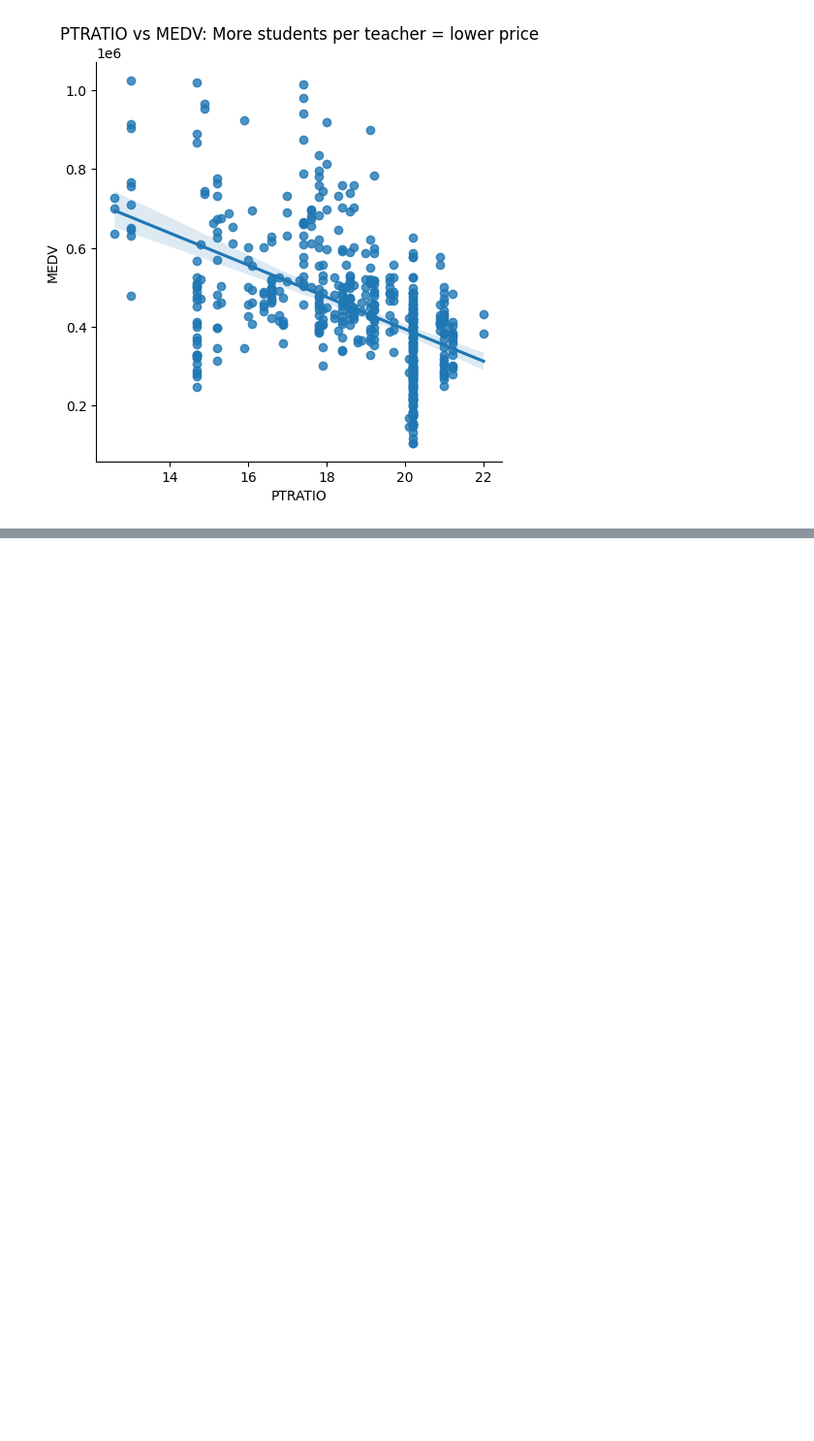
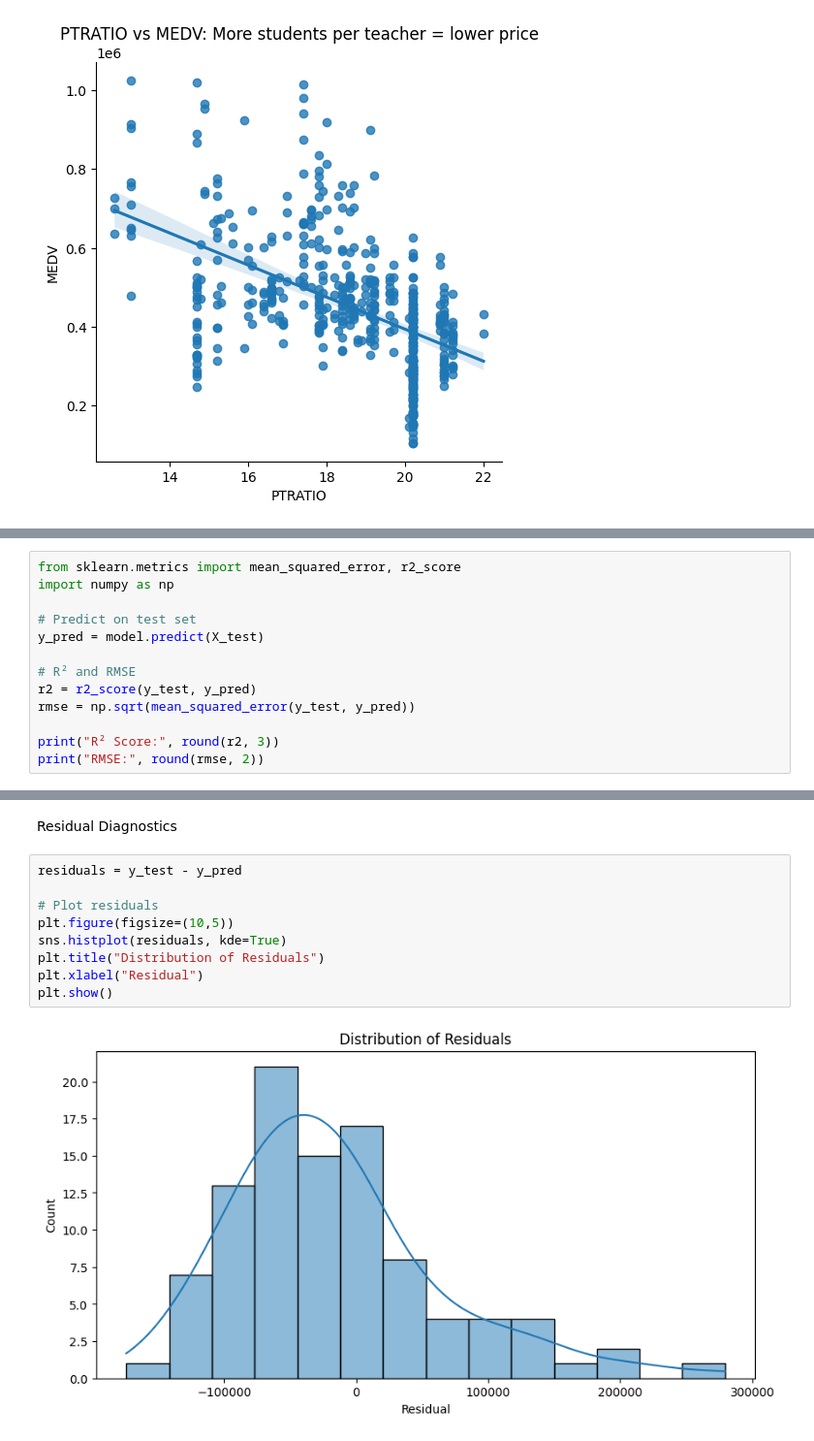
Before and after one commit to Mainabryan/Boston-Hoston-Prediction, a Jupyter notebook: Boston_house_prediction_(linear_multi_regression).ipynb, the cells around one changed output, grey strips where cells are left out. Shown at 97% size. Drawn from its saved outputs; the diff is of its cells as text; blank space fills up the shorter version.

```diff
--- a/Boston_house_prediction_(linear_multi_regression).ipynb
+++ b/Boston_house_prediction_(linear_multi_regression).ipynb
@@ -179,0 +253,13 @@ Text(0.5, 1.0, 'PTRATIO vs MEDV: More students per teacher = lower price')
+# %%
+from sklearn.metrics import mean_squared_error, r2_score
+import numpy as np
+
+# Predict on test set
+y_pred = model.predict(X_test)
+
+# R² and RMSE
+r2 = r2_score(y_test, y_pred)
+rmse = np.sqrt(mean_squared_error(y_test, y_pred))
+
+print("R² Score:", round(r2, 3))
+print("RMSE:", round(rmse, 2))
@@ -179,0 +282,13 @@ Text(0.5, 1.0, 'PTRATIO vs MEDV: More students per teacher = lower price')
+# %% [markdown]
+ Residual Diagnostics
+# %%
+residuals = y_test - y_pred
+
+# Plot residuals
+plt.figure(figsize=(10,5))
+sns.histplot(residuals, kde=True)
+plt.title("Distribution of Residuals")
+plt.xlabel("Residual")
+plt.show()
+# %% [output]
+[figure, added]
```
Also changed, not shown: parts of 22 cells of this notebook.
